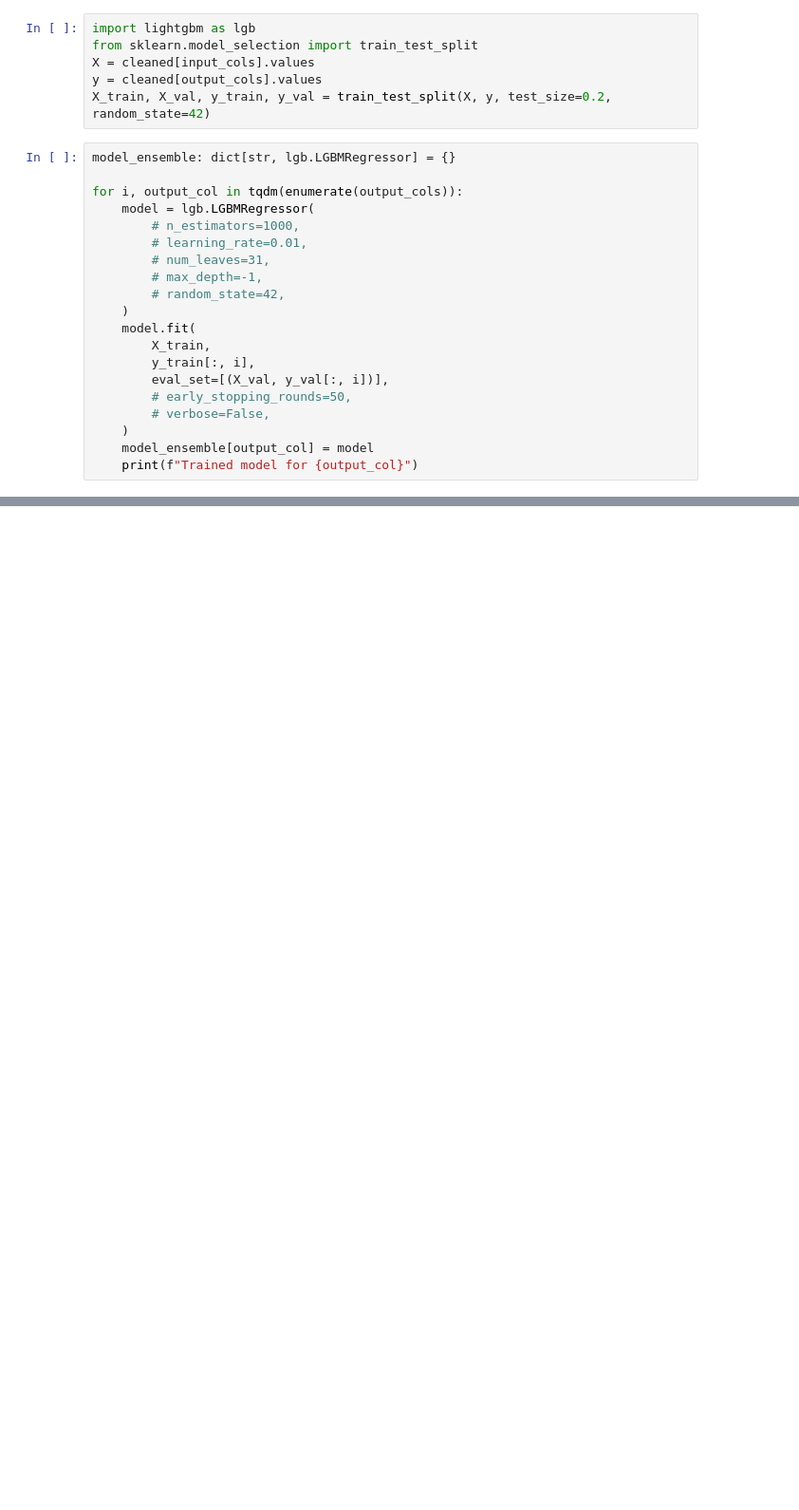
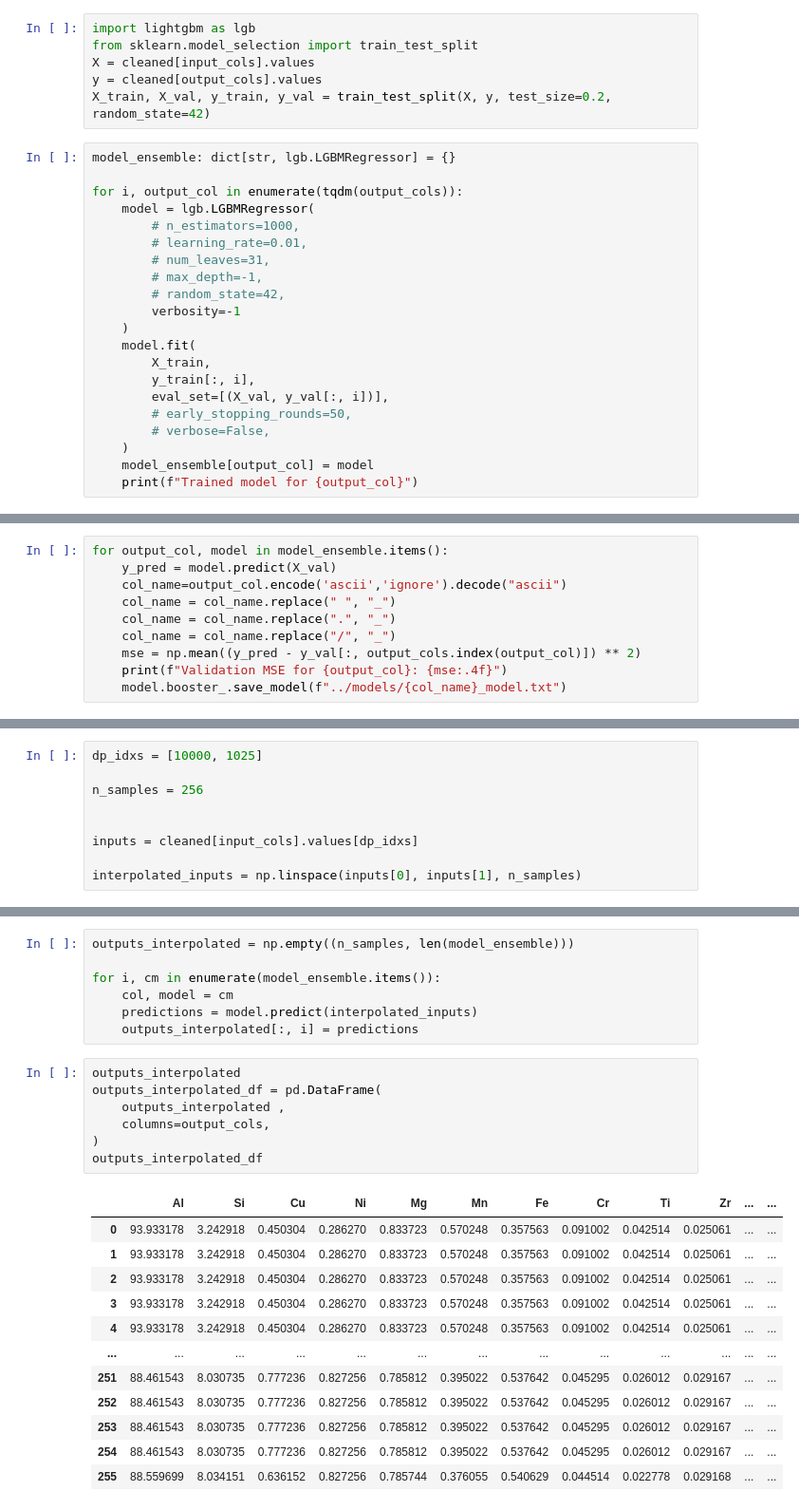
Before and after one commit to Dakantz/ParamInter, a Jupyter notebook: backend/exploration.ipynb, the cells around one changed output, grey strips where cells are left out. Shown: that part at 95% size. Cells and saved outputs as stored; diff of their text form; blank space fills up the shorter version.

```diff
--- a/backend/exploration.ipynb
+++ b/backend/exploration.ipynb
@@ -123,13 +125,14 @@ X_train, X_val, y_train, y_val = train_test_split(X, y, test_size=0.2, random_st
 # %%
 model_ensemble: dict[str, lgb.LGBMRegressor] = {}
 
-for i, output_col in tqdm(enumerate(output_cols)):
+for i, output_col in enumerate(tqdm(output_cols)):
     model = lgb.LGBMRegressor(
         # n_estimators=1000,
         # learning_rate=0.01,
         # num_leaves=31,
         # max_depth=-1,
         # random_state=42,
+        verbosity=-1
     )
     model.fit(
         X_train,
@@ -245,0 +164,10 @@ embedded_data = embedding_model.transform(cleaned[output_cols].values)
+# %%
+for output_col, model in model_ensemble.items():
+    y_pred = model.predict(X_val)
+    col_name=output_col.encode('ascii','ignore').decode("ascii")
+    col_name = col_name.replace(" ", "_")
+    col_name = col_name.replace(".", "_")
+    col_name = col_name.replace("/", "_")
+    mse = np.mean((y_pred - y_val[:, output_cols.index(output_col)]) ** 2)
+    print(f"Validation MSE for {output_col}: {mse:.4f}")
+    model.booster_.save_model(f"../models/{col_name}_model.txt")
@@ -245,0 +260,9 @@ embedded_data = embedding_model.transform(cleaned[output_cols].values)
+# %%
+dp_idxs = [10000, 1025]
+
+n_samples = 256
+
+
+inputs = cleaned[input_cols].values[dp_idxs]
+
+interpolated_inputs = np.linspace(inputs[0], inputs[1], n_samples)
@@ -245,0 +285,27 @@ embedded_data = embedding_model.transform(cleaned[output_cols].values)
+# %%
+outputs_interpolated = np.empty((n_samples, len(model_ensemble)))
+
+for i, cm in enumerate(model_ensemble.items()):
+    col, model = cm
+    predictions = model.predict(interpolated_inputs)
+    outputs_interpolated[:, i] = predictions
+# %%
+outputs_interpolated
+outputs_interpolated_df = pd.DataFrame(
+    outputs_interpolated ,
+    columns=output_cols,
+)
+outputs_interpolated_df
+# %% [output]
+|  | Al | Si | Cu | Ni | Mg | Mn | Fe | Cr | Ti | Zr | ... | ... |
+| 0 | 93.933178 | 3.242918 | 0.450304 | 0.286270 | 0.833723 | 0.570248 | 0.357563 | 0.091002 | 0.042514 | 0.025061 | ... | ... |
+| 1 | 93.933178 | 3.242918 | 0.450304 | 0.286270 | 0.833723 | 0.570248 | 0.357563 | 0.091002 | 0.042514 | 0.025061 | ... | ... |
+| 2 | 93.933178 | 3.242918 | 0.450304 | 0.286270 | 0.833723 | 0.570248 | 0.357563 | 0.091002 | 0.042514 | 0.025061 | ... | ... |
+| 3 | 93.933178 | 3.242918 | 0.450304 | 0.286270 | 0.833723 | 0.570248 | 0.357563 | 0.091002 | 0.042514 | 0.025061 | ... | ... |
+| 4 | 93.933178 | 3.242918 | 0.450304 | 0.286270 | 0.833723 | 0.570248 | 0.357563 | 0.091002 | 0.042514 | 0.025061 | ... | ... |
+| ... | ... | ... | ... | ... | ... | ... | ... | ... | ... | ... | ... | ... |
+| 251 | 88.461543 | 8.030735 | 0.777236 | 0.827256 | 0.785812 | 0.395022 | 0.537642 | 0.045295 | 0.026012 | 0.029167 | ... | ... |
+| 252 | 88.461543 | 8.030735 | 0.777236 | 0.827256 | 0.785812 | 0.395022 | 0.537642 | 0.045295 | 0.026012 | 0.029167 | ... | ... |
+| 253 | 88.461543 | 8.030735 | 0.777236 | 0.827256 | 0.785812 | 0.395022 | 0.537642 | 0.045295 | 0.026012 | 0.029167 | ... | ... |
+| 254 | 88.461543 | 8.030735 | 0.777236 | 0.827256 | 0.785812 | 0.395022 | 0.537642 | 0.045295 | 0.026012 | 0.029167 | ... | ... |
+| 255 | 88.559699 | 8.034151 | 0.636152 | 0.827256 | 0.785744 | 0.376055 | 0.540629 | 0.044514 | 0.022778 | 0.029168 | ... | ... |
```
Also changed, not shown: parts of 16 cells of this notebook, 17 other files.
